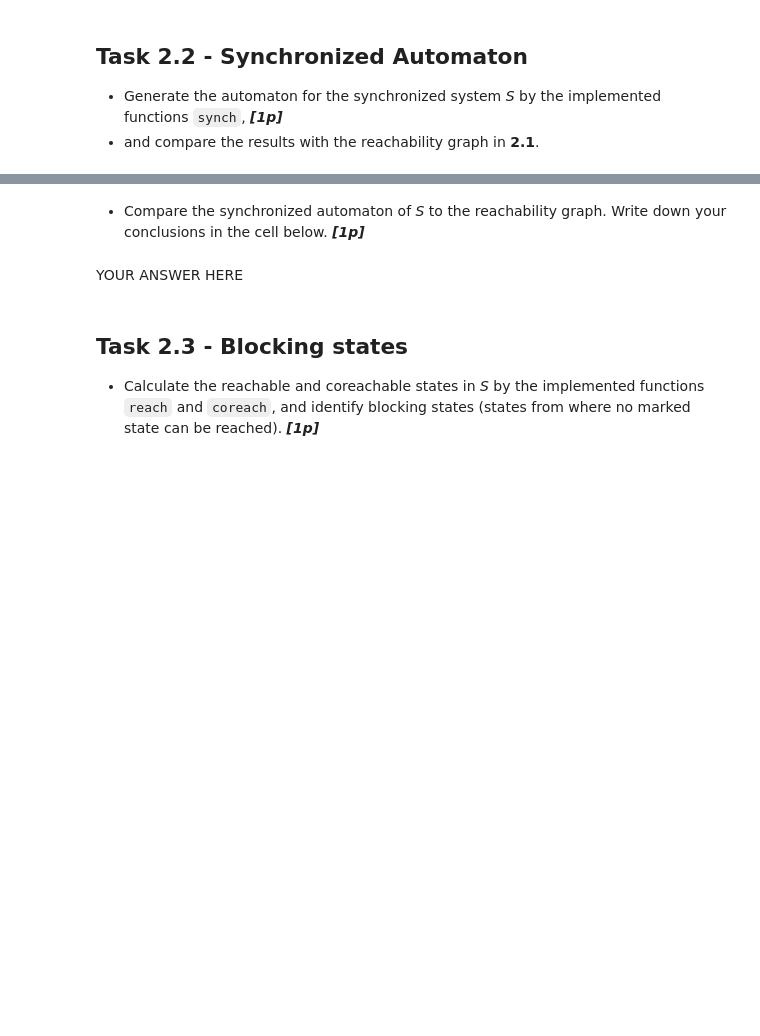
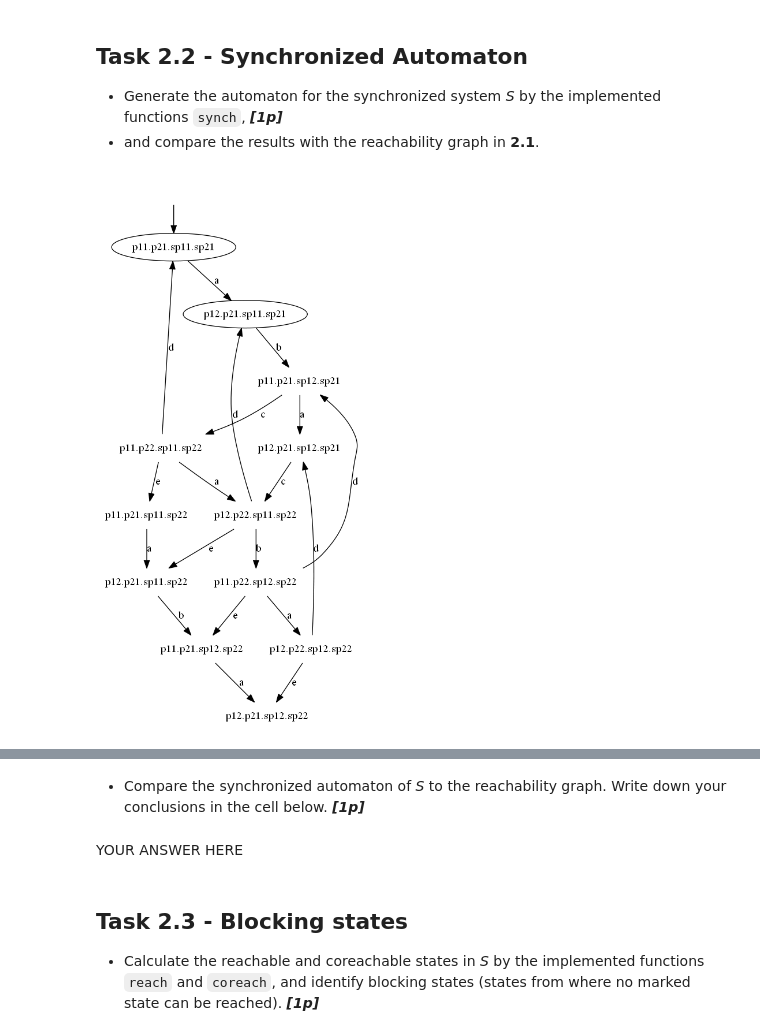
Before and after one commit to SpartanTan/SSY165DES, a Jupyter notebook: assignment1/sync_and_reach.ipynb, the cells around one changed output, grey strips where cells are left out. Drawn from its saved outputs; the diff is of its cells as text; code cells hidden in the pictures; blank space fills up the shorter version.

```diff
--- a/assignment1/sync_and_reach.ipynb
+++ b/assignment1/sync_and_reach.ipynb
@@ -43,7 +43,6 @@ from util import plot_automaton
 
 Transition = namedtuple(typename='Transition', field_names=[
                         'source', 'event', 'target'])
-
 
 class Automaton(object):
 
@@ -131,7 +130,6 @@ class Automaton(object):
         """Checks that all transition elements are part in the respective sets (states, events)"""
         assert isinstance(transitions, set)
         for transition in transitions:
-            assert isinstance(transition, Transition)
             assert transition.source in self.states
             assert transition.event in self.events
             assert transition.target in self.states
@@ -198,6 +196,12 @@ def reach(trans, start_states):
     :param trans: set of transitions
     :param start_states: set of states
     """
-    # YOUR CODE HERE
-    raise NotImplementedError()
+    # YOUR CODE HERENNNN
+    reach_states = start_states.copy()
+    reach_states_old = set()
+    while not reach_states == reach_states_old:
+        reach_states_old = reach_states.copy()
+        temp_trans = filter_trans_by_source(trans, reach_states)
+        q_plus = extract_elems_from_trans(temp_trans, 'target')
+        reach_states.update(q_plus)
     return reach_states
@@ -542,7 +651,19 @@ def make_synchronized_petri_net_S():
     We will call this function later in the tests.
     """
     # YOUR CODE HERE
-    raise NotImplementedError()
+    sp1 = Automaton(states={'sp11', 'sp12'},
+                    init='sp11',
+                    events={'b', 'c'},
+                    trans={Transition('sp11', 'b', 'sp12'),
+                           Transition('sp12', 'c', 'sp11')},
+                    marked={'sp11'})
+    sp2 = Automaton(states={'sp21', 'sp22'},
+                    init='sp21',
+                    events={'c', 'd'},
+                    trans={Transition('sp21', 'c', 'sp22'),
+                           Transition('sp22', 'd', 'sp21')},
+                    marked={'sp21'})
+    S = synch(synch(p1, p2), synch(sp1, sp2))
     return S
 
 plot_petrinet(make_synchronized_petri_net_S(), 'S_petrinet')
@@ -591,16 +718,29 @@ assert isinstance(G.edges.pop(), Edge)
 # %%
 def make_synchronized_automaton_S():
     """
     A little helper function to create the automaton of S.
 
     Define the automata sp1 and sp2 in here too.
     We will call this function later in the tests.
     """
     # YOUR CODE HERE
-    raise NotImplementedError()
+    sp1 = Automaton(states={'sp11', 'sp12'},
+                    init='sp11',
+                    events={'b', 'c'},
+                    trans={Transition('sp11', 'b', 'sp12'),
+                           Transition('sp12', 'c', 'sp11')},
+                    marked={'sp11'})
+    sp2 = Automaton(states={'sp21', 'sp22'},
+                    init='sp21',
+                    events={'c', 'd'},
+                    trans={Transition('sp21', 'c', 'sp22'),
+                           Transition('sp22', 'd', 'sp21')},
+                    marked={'sp21'})
+    S = synch(synch(p1, p2), synch(sp1, sp2))
     return S
-
-plot_automaton(make_synchronized_automaton_S(), 'P1P2SP1SP2')
+plot_automaton(make_synchronized_automaton_S(), 'S_petrinet')
+# %% [output]
+[figure, added]
 # %%
 S = make_synchronized_automaton_S()
 assert S.init == 'p11.p21.sp11.sp21', 'Please, follow the synchronization order specified in Task 2!'
```
Also changed, not shown: parts of 13 cells of this notebook, 38 other files.
